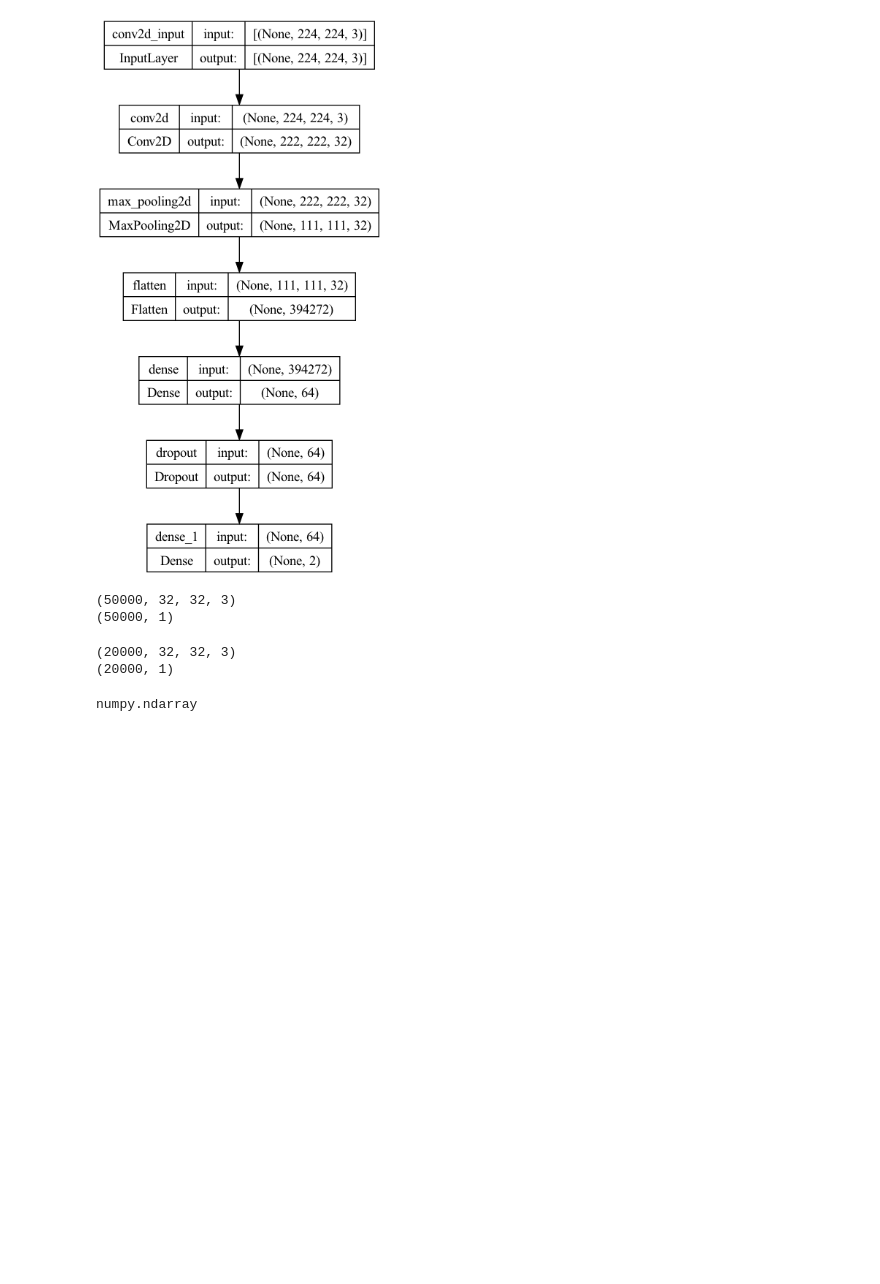
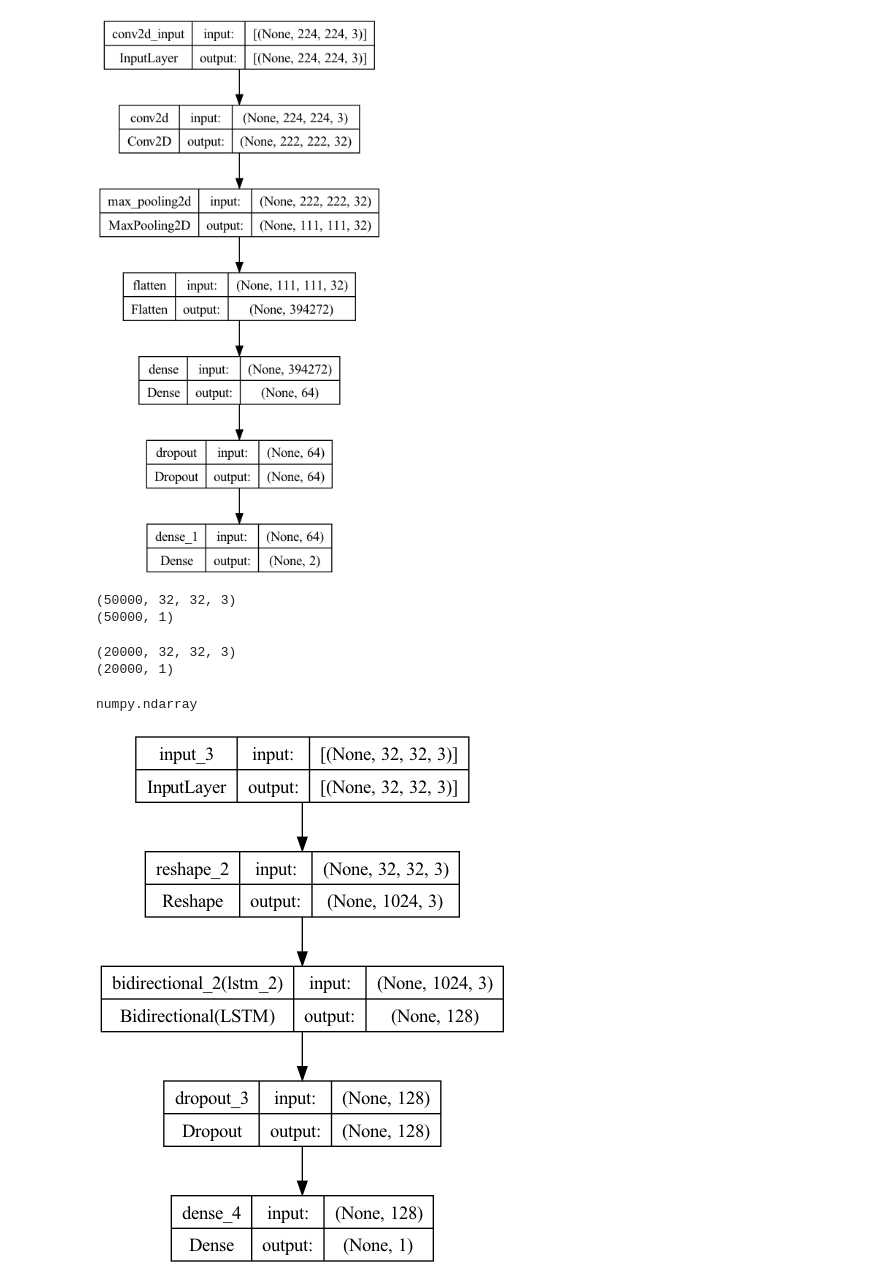
Before and after one commit to kibambe-0167/adb-research, a Jupyter notebook: load_train_data.ipynb, the cells around one changed output. Drawn from its saved outputs; the diff is of its cells as text; code cells hidden in the pictures; blank space fills up the shorter version.

```diff
--- a/load_train_data.ipynb
+++ b/load_train_data.ipynb
@@ -134,3 +134,28 @@ numpy.ndarray
 # save to files.
 np.save("cifer10_x_train.npy", x_train)
 np.save("cifer10_y_train.npy", y_train)
+# %%
+from keras import layers
+import keras
+# Assuming your reshaped data has shape (30000, 32, 32, 3)
+input_shape = (32, 32, 3)
+
+# Define the input layer
+inputs = keras.Input(shape=input_shape)
+# Convert the 3D input to a sequence of 1D vectors
+x = layers.Reshape((32*32, 3))(inputs)
+# Bidirectional LSTM layer
+x = layers.Bidirectional(layers.LSTM(64))(x)
+# Dropout layer
+x = layers.Dropout(0.5)(x)
+# Output layer for binary classification
+outputs = layers.Dense(1, activation='sigmoid')(x)
+# Create the model
+model = keras.Model(inputs=inputs, outputs=outputs)
+# Compile the model
+model.compile(optimizer='adam', loss='binary_crossentropy', metrics=['accuracy'])
+# Print the model summary
+# model.summary()
+plot_model(model, to_file='model_architecture.png', show_shapes=True)
+# %% [output]
+[figure, added]
```
Also changed, not shown: 2 other files.
